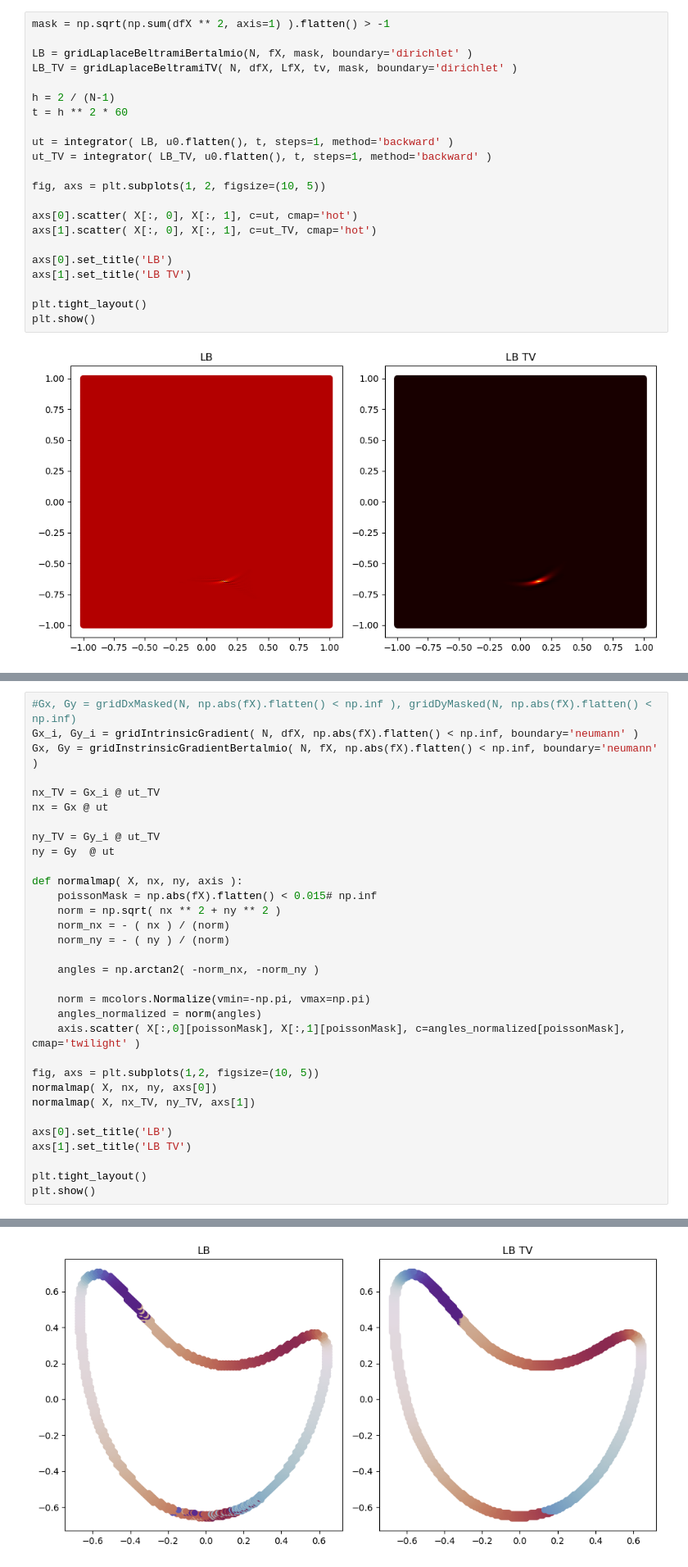
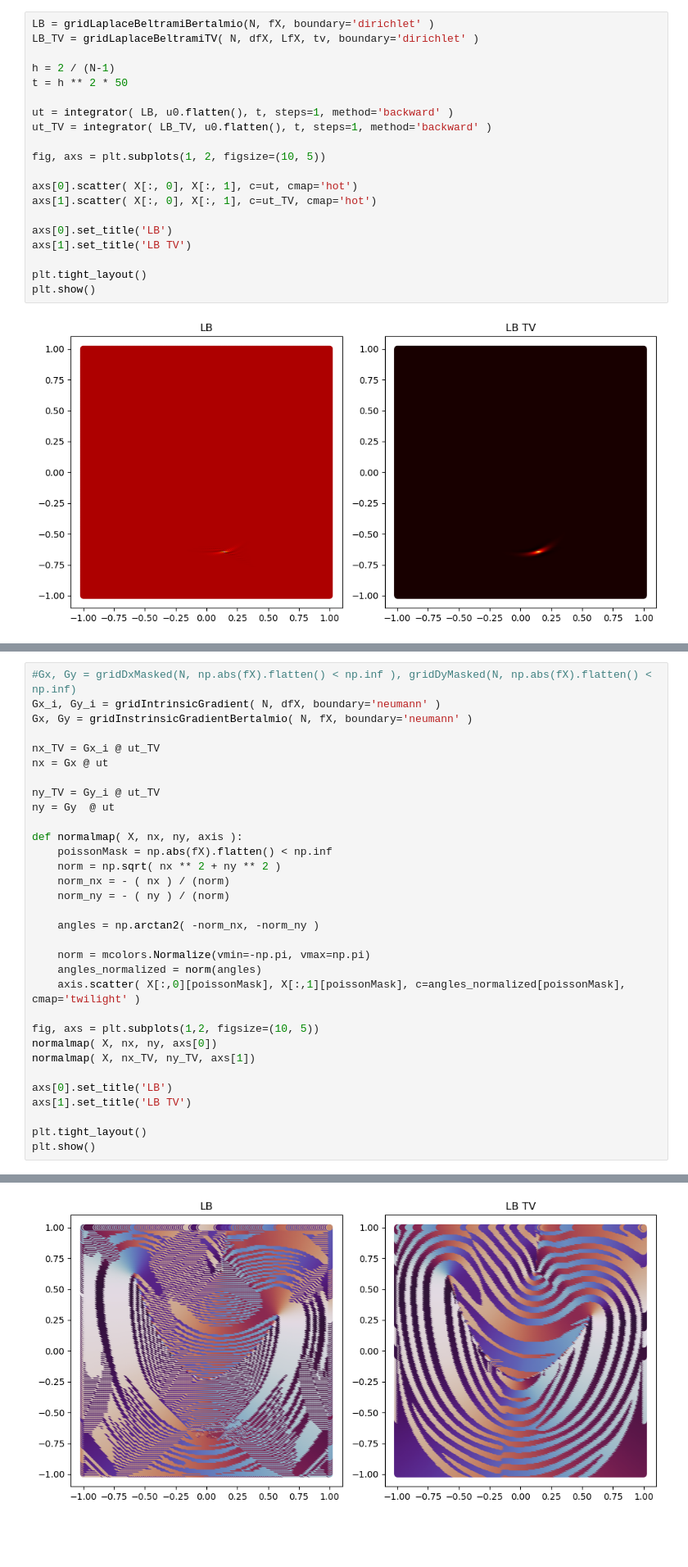
Before and after one commit to miguef98/NIFs, a Jupyter notebook: geodesics_2d_NoSDF.ipynb, the cells around one changed output, grey strips where cells are left out. Shown at 82% size. Cells and saved outputs as stored; diff of their text form; blank space fills up the shorter version.

```diff
--- a/geodesics_2d_NoSDF.ipynb
+++ b/geodesics_2d_NoSDF.ipynb
@@ -117,13 +120,11 @@ def integrator( L, u0, t, steps=1, method='backward'):
 
     return ut
 # %%
-mask = np.sqrt(np.sum(dfX ** 2, axis=1) ).flatten() > -1
-
-LB = gridLaplaceBeltramiBertalmio(N, fX, mask, boundary='dirichlet' )
-LB_TV = gridLaplaceBeltramiTV( N, dfX, LfX, tv, mask, boundary='dirichlet' )
+LB = gridLaplaceBeltramiBertalmio(N, fX, boundary='dirichlet' )
+LB_TV = gridLaplaceBeltramiTV( N, dfX, LfX, tv, boundary='dirichlet' )
 
 h = 2 / (N-1)
-t = h ** 2 * 60
+t = h ** 2 * 50
 
 ut = integrator( LB, u0.flatten(), t, steps=1, method='backward' )
 ut_TV = integrator( LB_TV, u0.flatten(), t, steps=1, method='backward' )
@@ -189,7 +204,7 @@ plt.show()
 # %%
 #Gx, Gy = gridDxMasked(N, np.abs(fX).flatten() < np.inf ), gridDyMasked(N, np.abs(fX).flatten() < np.inf)
-Gx_i, Gy_i = gridIntrinsicGradient( N, dfX, np.abs(fX).flatten() < np.inf, boundary='neumann' )
-Gx, Gy = gridInstrinsicGradientBertalmio( N, fX, np.abs(fX).flatten() < np.inf, boundary='neumann' )
+Gx_i, Gy_i = gridIntrinsicGradient( N, dfX, boundary='neumann' )
+Gx, Gy = gridInstrinsicGradientBertalmio( N, fX, boundary='neumann' )
 
 nx_TV = Gx_i @ ut_TV
 nx = Gx @ ut
@@ -198,7 +213,7 @@ ny_TV = Gy_i @ ut_TV
 ny = Gy  @ ut
 
 def normalmap( X, nx, ny, axis ):
-    poissonMask = np.abs(fX).flatten() < 0.015# np.inf
+    poissonMask = np.abs(fX).flatten() < np.inf
     norm = np.sqrt( nx ** 2 + ny ** 2 )
     norm_nx = - ( nx ) / (norm)
     norm_ny = - ( ny ) / (norm)
@@ -224,4 +237,4 @@ plt.show()
-[figure, old version]
+[figure, new version]
 # %%
 def heatgeodesic( X, fX, nx, ny, axis, boundary='dirichlet' ):
     norm = np.sqrt( nx ** 2 + ny ** 2 )
```
Also changed, not shown: parts of 14 cells of this notebook, 10 other files.
